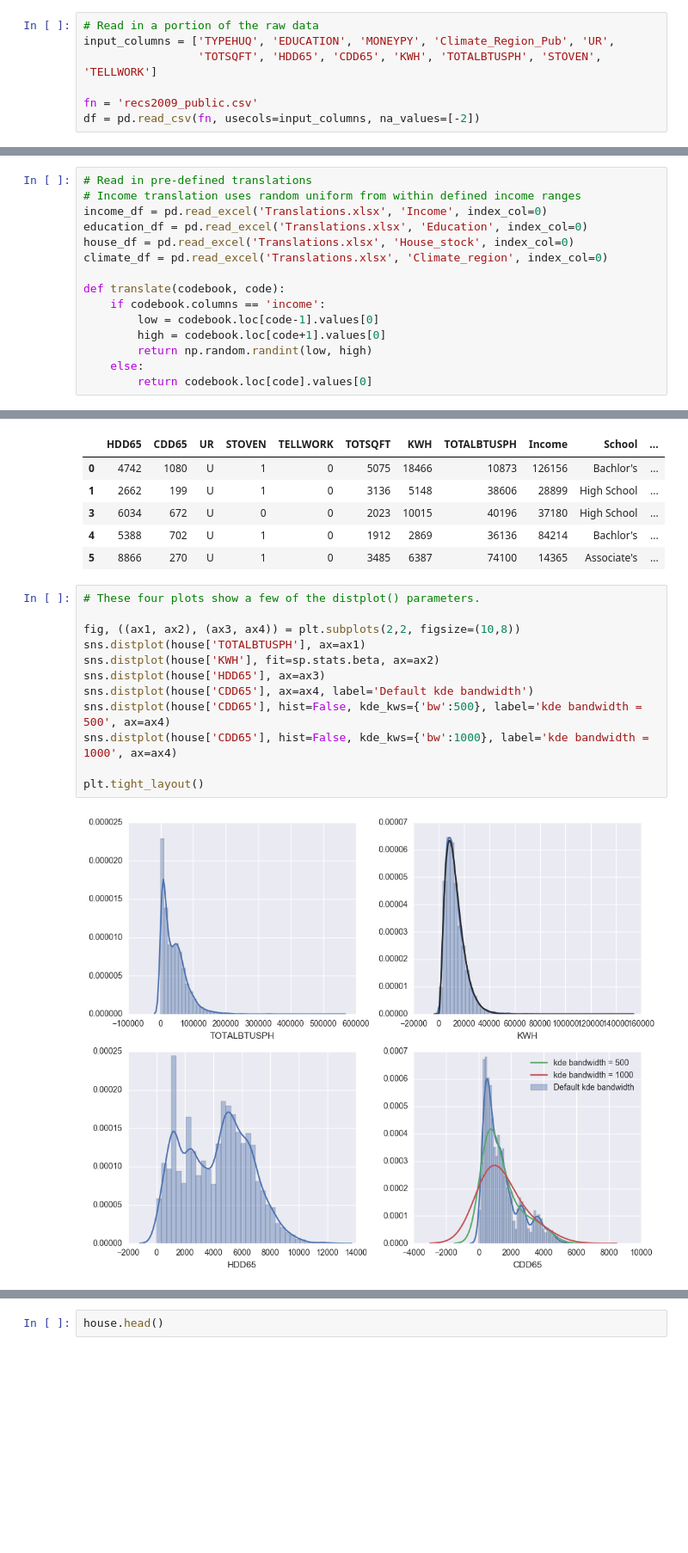
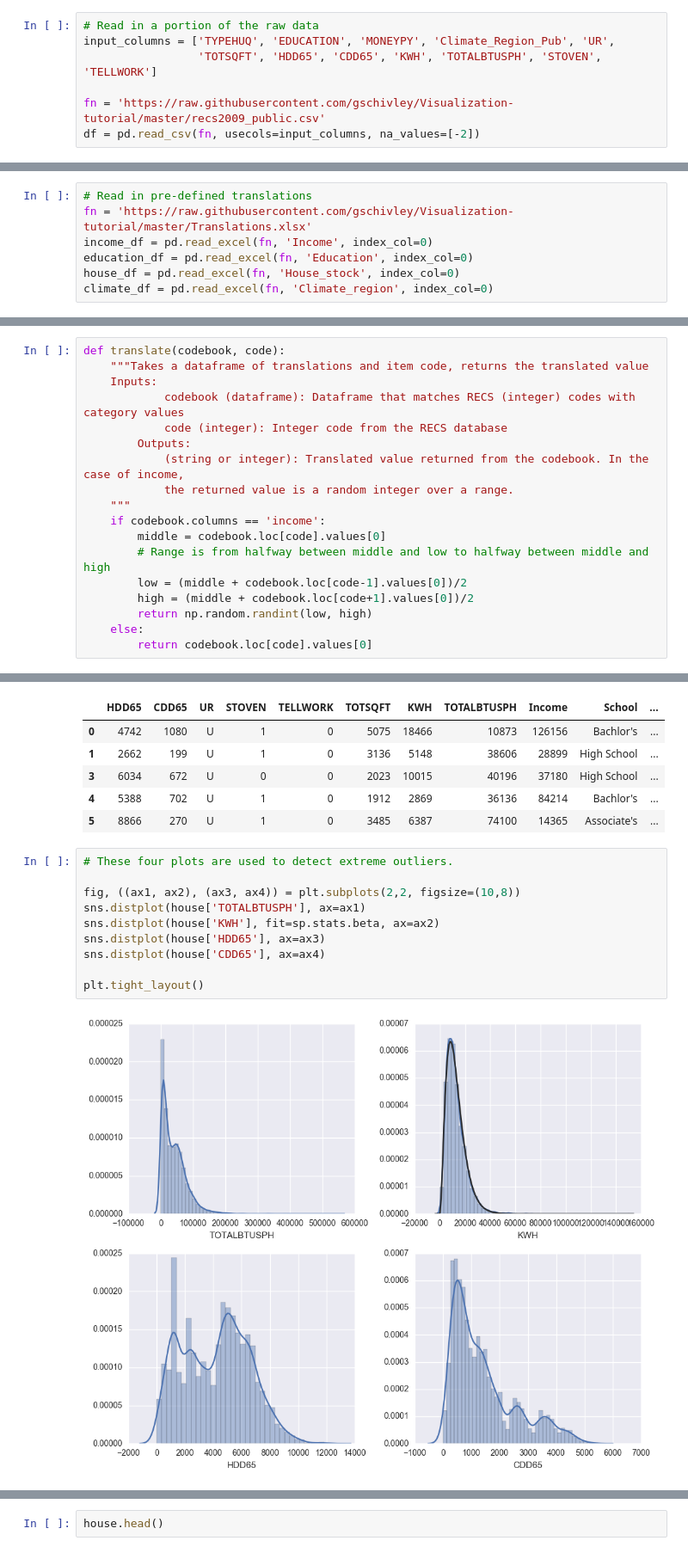
Before and after one commit to gschivley/Visualization-tutorial, a Jupyter notebook: Visualization tutorial.ipynb, the cells around one changed output, grey strips where cells are left out. Shown at 86% size. Cells and saved outputs as stored; diff of their text form; blank space fills up the shorter version.

Commit message:
Dependencies and data import
Added section on installation and dependencies. Changed the data import
so that it points to files on github. Added some comments on the data
processing code.

```diff
--- a/Visualization tutorial.ipynb
+++ b/Visualization tutorial.ipynb
@@ -321,7 +334,7 @@ HTML('<iframe width="640" height="360" src="https://www.youtube.com/embed/xAolje
 input_columns = ['TYPEHUQ', 'EDUCATION', 'MONEYPY', 'Climate_Region_Pub', 'UR',
                  'TOTSQFT', 'HDD65', 'CDD65', 'KWH', 'TOTALBTUSPH', 'STOVEN', 'TELLWORK']
 
-fn = 'recs2009_public.csv'
+fn = 'https://raw.githubusercontent.com/gschivley/Visualization-tutorial/master/recs2009_public.csv'
 df = pd.read_csv(fn, usecols=input_columns, na_values=[-2])
 # %%
 # Several of the columns have integer values that need to be translated
@@ -335,16 +348,8 @@ df.head()
 | 4 | 3 | 5388 | 702 | 1 | U | 1 | 5 | 0 | 20 | ... |
 # %%
 # Read in pre-defined translations
-# Income translation uses random uniform from within defined income ranges
-income_df = pd.read_excel('Translations.xlsx', 'Income', index_col=0)
-education_df = pd.read_excel('Translations.xlsx', 'Education', index_col=0)
-house_df = pd.read_excel('Translations.xlsx', 'House_stock', index_col=0)
-climate_df = pd.read_excel('Translations.xlsx', 'Climate_region', index_col=0)
-
-def translate(codebook, code):
-    if codebook.columns == 'income':
-        low = codebook.loc[code-1].values[0]
-        high = codebook.loc[code+1].values[0]
-        return np.random.randint(low, high)
-    else:
-        return codebook.loc[code].values[0]
+fn = 'https://raw.githubusercontent.com/gschivley/Visualization-tutorial/master/Translations.xlsx'
+income_df = pd.read_excel(fn, 'Income', index_col=0)
+education_df = pd.read_excel(fn, 'Education', index_col=0)
+house_df = pd.read_excel(fn, 'House_stock', index_col=0)
+climate_df = pd.read_excel(fn, 'Climate_region', index_col=0)
@@ -351,3 +365,21 @@ def translate(codebook, code):
+# %%
+def translate(codebook, code):
+    """Takes a dataframe of translations and item code, returns the translated value
+    Inputs:
+            codebook (dataframe): Dataframe that matches RECS (integer) codes with category values
+            code (integer): Integer code from the RECS database
+        Outputs:
+            (string or integer): Translated value returned from the codebook. In the case of income,
+            the returned value is a random integer over a range.
+    """
+    if codebook.columns == 'income':
+        middle = codebook.loc[code].values[0]
+        # Range is from halfway between middle and low to halfway between middle and high
+        low = (middle + codebook.loc[code-1].values[0])/2
+        high = (middle + codebook.loc[code+1].values[0])/2
+        return np.random.randint(low, high)
+    else:
+        return codebook.loc[code].values[0]
 # %%
 # Translate columns
 df['Income'] = df['MONEYPY'].apply(lambda x: translate(income_df, x))
@@ -378,17 +410,15 @@ house.head()
 | 4 | 5388 | 702 | U | 1 | 0 | 1912 | 2869 | 36136 | 84214 | Bachlor's | ... |
 | 5 | 8866 | 270 | U | 1 | 0 | 3485 | 6387 | 74100 | 14365 | Associate's | ... |
 # %%
-# These four plots show a few of the distplot() parameters.
+# These four plots are used to detect extreme outliers.
 
 fig, ((ax1, ax2), (ax3, ax4)) = plt.subplots(2,2, figsize=(10,8))
 sns.distplot(house['TOTALBTUSPH'], ax=ax1)
 sns.distplot(house['KWH'], fit=sp.stats.beta, ax=ax2)
 sns.distplot(house['HDD65'], ax=ax3)
-sns.distplot(house['CDD65'], ax=ax4, label='Default kde bandwidth')
-sns.distplot(house['CDD65'], hist=False, kde_kws={'bw':500}, label='kde bandwidth = 500', ax=ax4)
-sns.distplot(house['CDD65'], hist=False, kde_kws={'bw':1000}, label='kde bandwidth = 1000', ax=ax4)
+sns.distplot(house['CDD65'], ax=ax4)
 
 plt.tight_layout()
 # %% [output]
-[figure, old version]
+[figure, new version]
 # %% [markdown]
```
Also changed, not shown: parts of 6 cells of this notebook.
